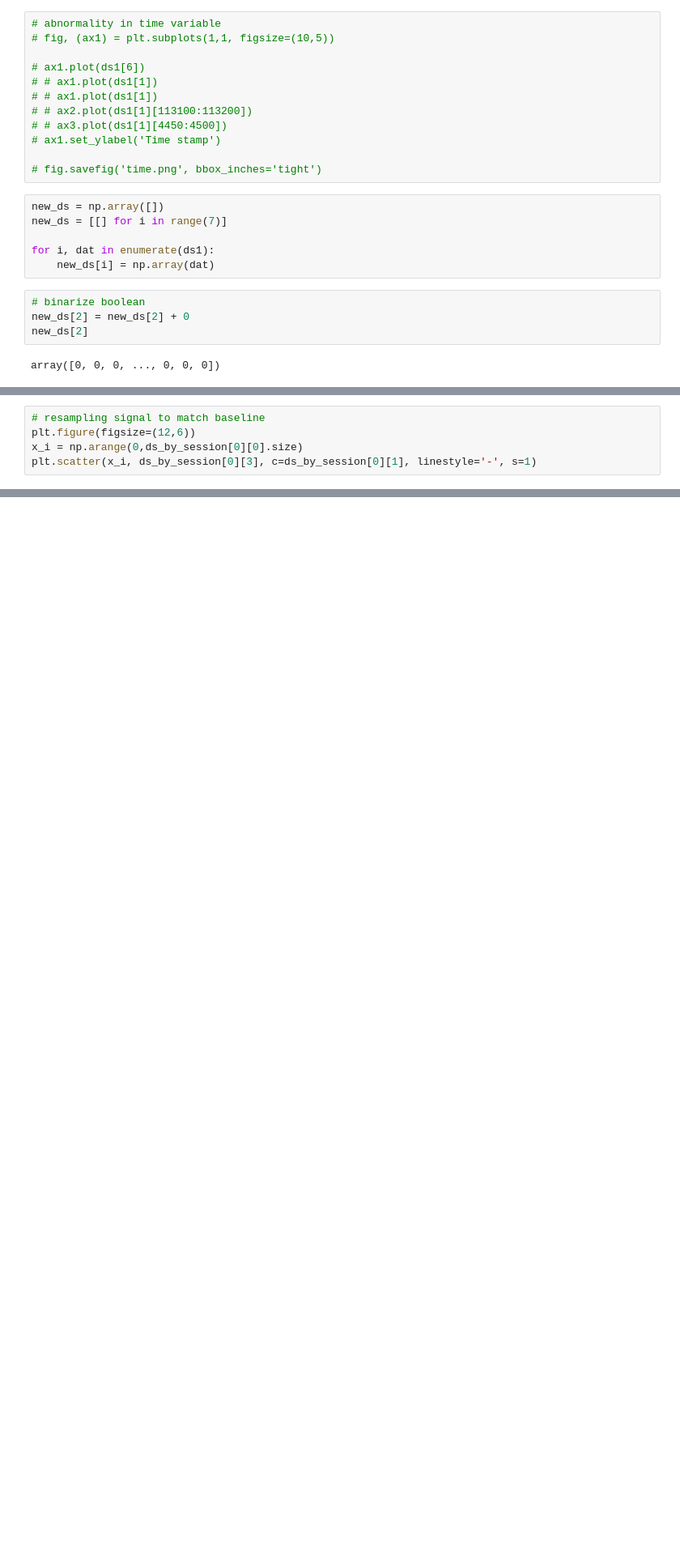
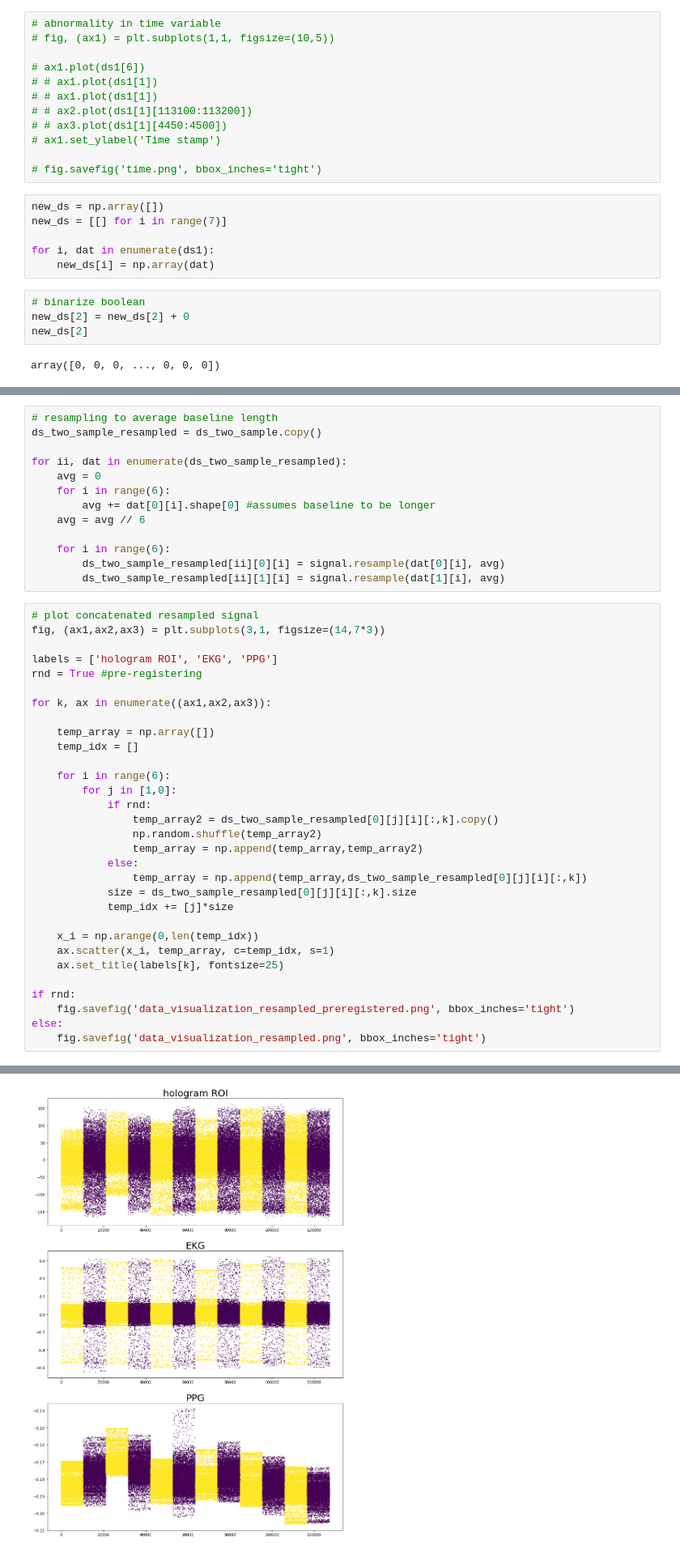
Before and after one commit to jshinm/hologram-biometric-signal-parsing, a Jupyter notebook: MindX.ipynb, the cells around one changed output, grey strips where cells are left out. Shown at 81% size. Drawn from its saved outputs; the diff is of its cells as text; blank space fills up the shorter version.

```diff
--- a/MindX.ipynb
+++ b/MindX.ipynb
@@ -240,5 +228,0 @@ ds_by_session[0][3][ds_by_session[0][1] == 1].shape
-# %%
-# resampling signal to match baseline
-plt.figure(figsize=(12,6))
-x_i = np.arange(0,ds_by_session[0][0].size)
-plt.scatter(x_i, ds_by_session[0][3], c=ds_by_session[0][1], linestyle='-', s=1)
@@ -294,0 +256,45 @@ kmerf = hyppo
+# %%
+# resampling to average baseline length
+ds_two_sample_resampled = ds_two_sample.copy()
+
+for ii, dat in enumerate(ds_two_sample_resampled):
+    avg = 0
+    for i in range(6):
+        avg += dat[0][i].shape[0] #assumes baseline to be longer
+    avg = avg // 6
+
+    for i in range(6):
+        ds_two_sample_resampled[ii][0][i] = signal.resample(dat[0][i], avg)
+        ds_two_sample_resampled[ii][1][i] = signal.resample(dat[1][i], avg)
+# %%
+# plot concatenated resampled signal
+fig, (ax1,ax2,ax3) = plt.subplots(3,1, figsize=(14,7*3))
+
+labels = ['hologram ROI', 'EKG', 'PPG']
+rnd = True #pre-registering
+
+for k, ax in enumerate((ax1,ax2,ax3)):
+
+    temp_array = np.array([])
+    temp_idx = []
+
+    for i in range(6):
+        for j in [1,0]:
+            if rnd:
+                temp_array2 = ds_two_sample_resampled[0][j][i][:,k].copy()
+                np.random.shuffle(temp_array2)
+                temp_array = np.append(temp_array,temp_array2)
+            else:
+                temp_array = np.append(temp_array,ds_two_sample_resampled[0][j][i][:,k])
+            size = ds_two_sample_resampled[0][j][i][:,k].size
+            temp_idx += [j]*size
+
+    x_i = np.arange(0,len(temp_idx))
+    ax.scatter(x_i, temp_array, c=temp_idx, s=1)
+    ax.set_title(labels[k], fontsize=25)
+
+if rnd:
+    fig.savefig('data_visualization_resampled_preregistered.png', bbox_inches='tight')
+else:
+    fig.savefig('data_visualization_resampled.png', bbox_inches='tight')
+# %% [output]
@@ -294,0 +304 @@ kmerf = hyppo
+[figure, added]
```
Also changed, not shown: parts of 25 cells of this notebook.
